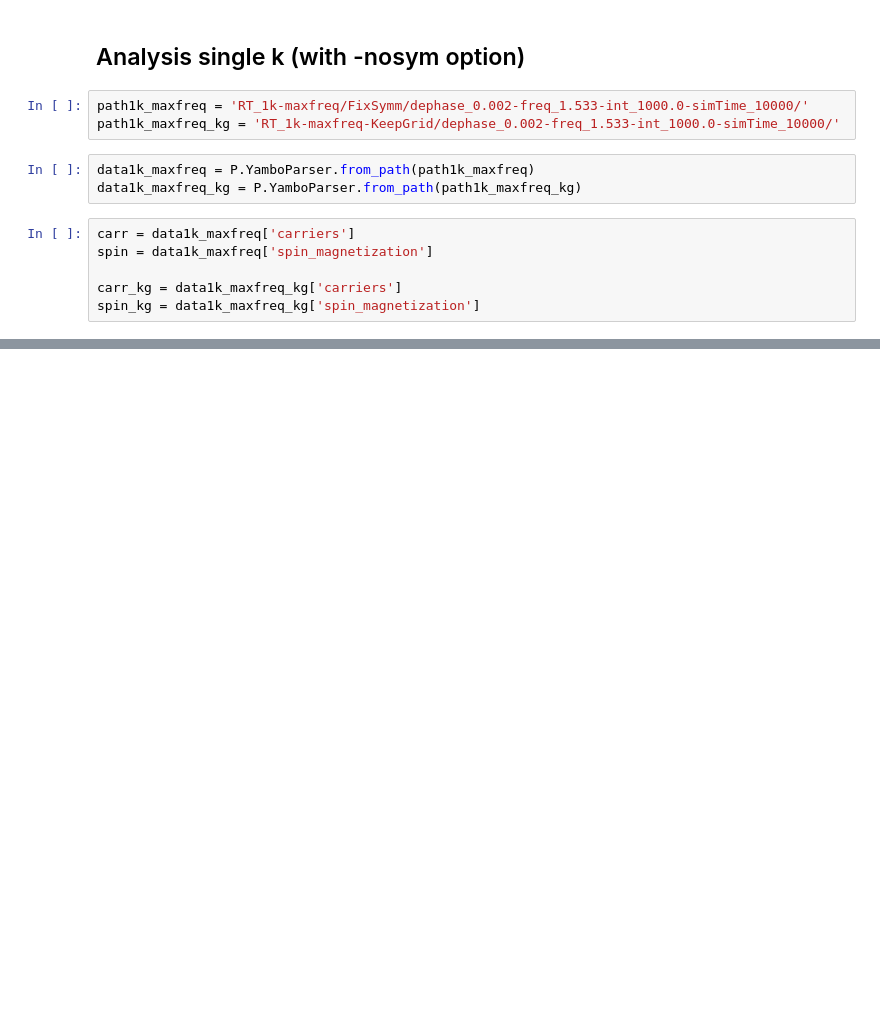
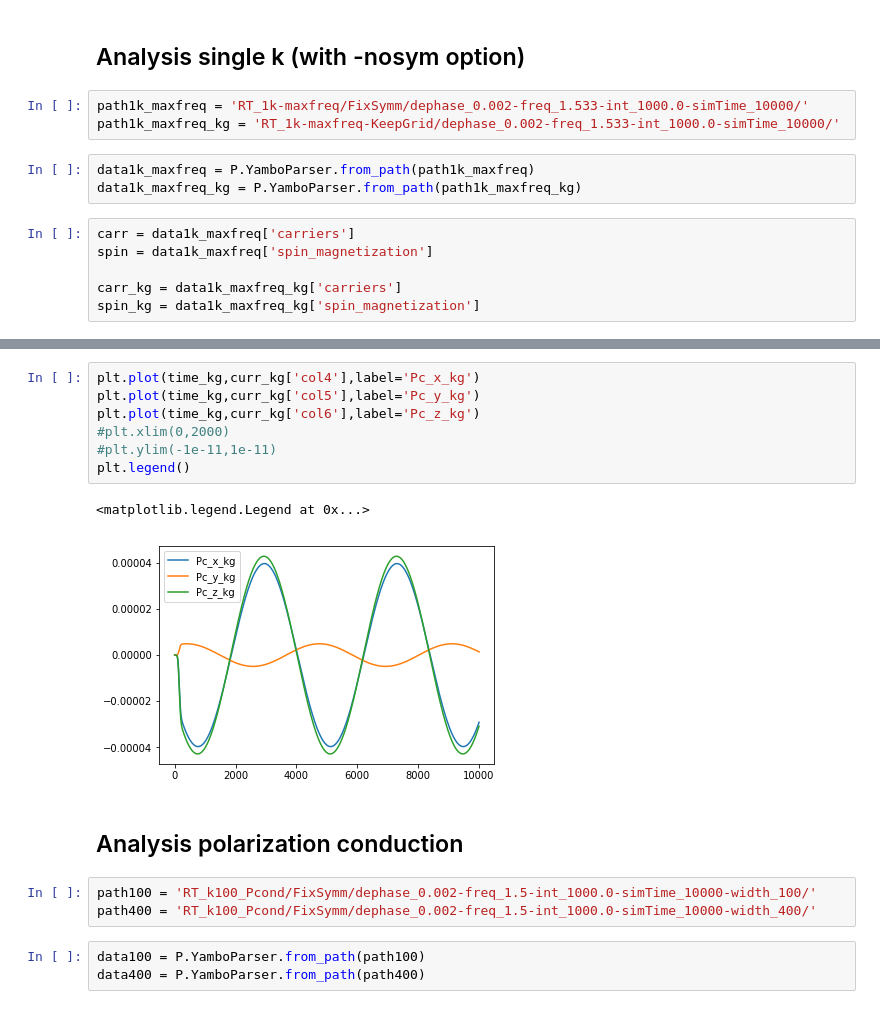
Before and after one commit to marcodalessandro76/Generation-and-decay-of-the-degree-of-spin-polarization-in-GaAs, a Jupyter notebook: ANALYSIS_Plots.ipynb, the cells around one changed output, grey strips where cells are left out. Drawn from its saved outputs; the diff is of its cells as text; blank space fills up the shorter version.

```diff
--- a/ANALYSIS_Plots.ipynb
+++ b/ANALYSIS_Plots.ipynb
@@ -1027,0 +1025,18 @@ pol = data1k_maxfreq['polarization']
+# %%
+plt.plot(time_kg,curr_kg['col4'],label='Pc_x_kg')
+plt.plot(time_kg,curr_kg['col5'],label='Pc_y_kg')
+plt.plot(time_kg,curr_kg['col6'],label='Pc_z_kg')
+#plt.xlim(0,2000)
+#plt.ylim(-1e-11,1e-11)
+plt.legend()
+# %% [output]
+<matplotlib.legend.Legend at 0x...>
+[figure, added]
+# %% [markdown]
+## Analysis polarization conduction
+# %%
+path100 = 'RT_k100_Pcond/FixSymm/dephase_0.002-freq_1.5-int_1000.0-simTime_10000-width_100/'
+path400 = 'RT_k100_Pcond/FixSymm/dephase_0.002-freq_1.5-int_1000.0-simTime_10000-width_400/'
+# %%
+data100 = P.YamboParser.from_path(path100)
+data400 = P.YamboParser.from_path(path400)
```
Also changed, not shown: parts of 15 cells of this notebook, 3 other files.
